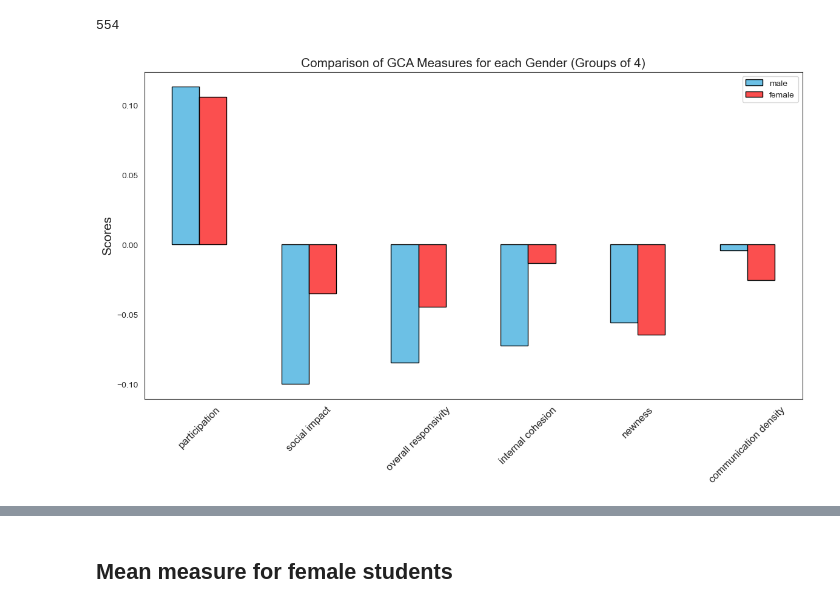
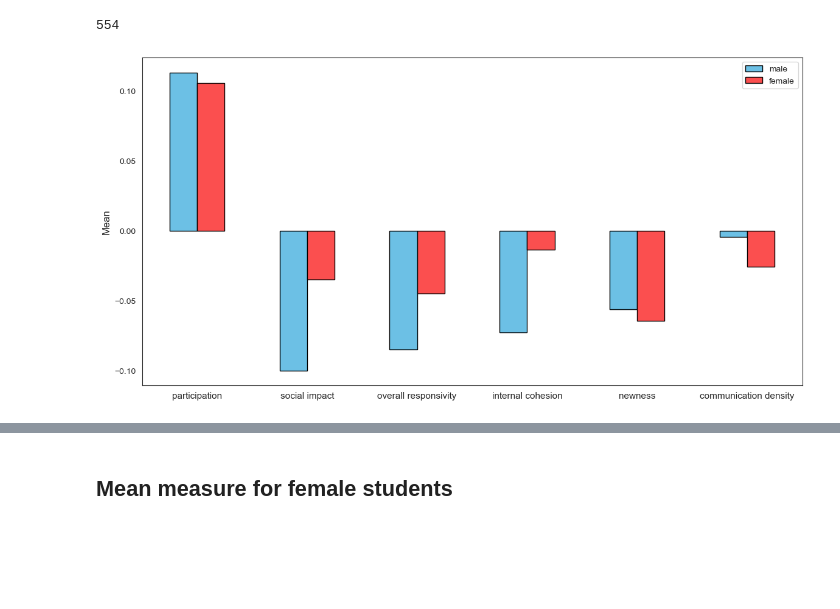
Before and after one commit to jennyt14/smoc-project, a Jupyter notebook: scripts/smoc-analysis.ipynb, the cells around one changed output, grey strips where cells are left out. Drawn from its saved outputs; the diff is of its cells as text; code cells hidden in the pictures; blank space fills up the shorter version.

```diff
--- a/scripts/smoc-analysis.ipynb
+++ b/scripts/smoc-analysis.ipynb
@@ -126,37 +126,37 @@ z_new = []
 z_dens = []
 for n in num:
     y = df.loc[df['Sex'] == n]
     z_par.append(sum(y['z.participation']) / len(y))
     z_soc.append(sum(y['z.social.impact']) / len(y))
     z_overesp.append(sum(y['z.overall.responsivity']) / len(y))
     z_internal.append(sum(y['z.internal.cohesion']) / len(y))
     z_new.append(sum(y['z.newness']) / len(y))
     z_dens.append(sum(y['z.comm.density']) / len(y))
 
 plotdata = pd.DataFrame({
     "participation":z_par,
     "social impact":z_soc,
     "overall responsivity":z_overesp,
     "internal cohesion":z_internal,
     "newness":z_new,
     "communication density":z_dens
 
     },
     index=['male', 'female']
 )
 
 plotdata = plotdata + .15
 plotdata = plotdata.transpose()
 
 code = ['#6cc0e5', '#fb4f4f']
 plotdata.plot(kind="bar", figsize=(14, 7), color = code, edgecolor = 'black')
-plt.title("Comparison of GCA Measures for each Gender (Groups of 4)", fontsize=15)
+#plt.title("Comparison of GCA Measures for each Gender", fontsize=15)
 #plt.xlabel("Gender Compositions")
-plt.ylabel("Scores", fontsize=15)
-plt.xticks(rotation=45, fontsize=12)
+plt.ylabel("Mean", fontsize=12)
+plt.xticks(rotation=0, fontsize = 11)
 plt.savefig('/Users/jennytran/Documents/GitHub/smoc-project/outputs/gca_gender.png')
 # %% [output]
-[figure, old version]
+[figure, new version]
 # %%
 t_test_all = []
 t_test_all.append(list(scipy.stats.ttest_ind(df_fem['z.participation'], df_male['z.participation'])))
```
Also changed, not shown: parts of 5 cells of this notebook, 3 other files.
